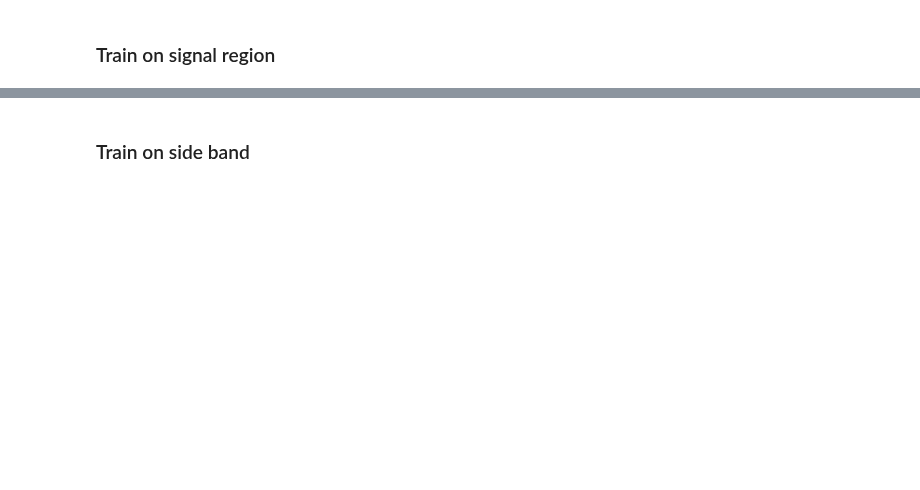
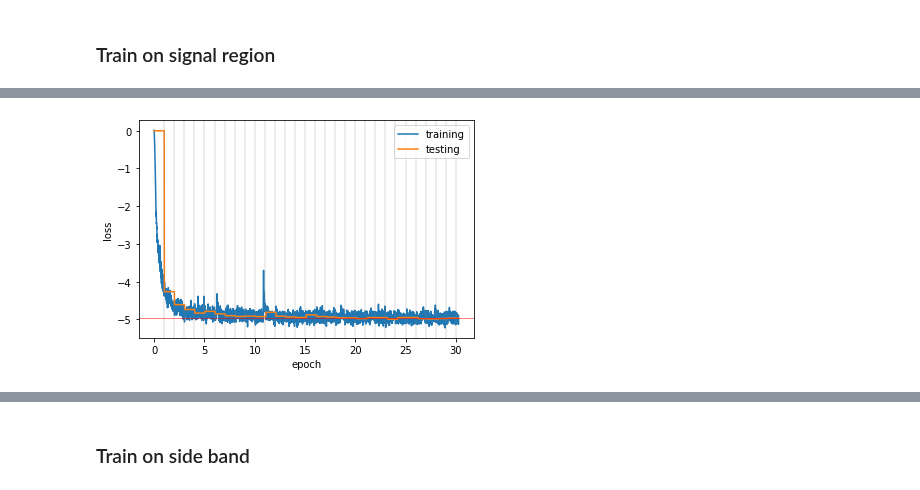
Before and after one commit to matteoettam09/i-flow, a Jupyter notebook: DensityEstimation/RnD_dataset.ipynb, the cells around one changed output, grey strips where cells are left out. Cells and saved outputs as stored; diff of their text form; code cells hidden in the pictures; blank space fills up the shorter version.

```diff
--- a/DensityEstimation/RnD_dataset.ipynb
+++ b/DensityEstimation/RnD_dataset.ipynb
@@ -459,13 +459,13 @@ def train_iflow(list_by_minv,M=3800, deltaM=100, issig=True, batchsize=200,
         dists = np.delete(dists, 0)
     save_weights(dist)
     losses = np.array(losses)
-    plt.plot(losses[:, 0], label='training')
-    plt.plot(losses[:, 1], label='testing')
-    plt.xlabel('batch')
+    plt.plot(np.arange(len(losses))/batches, losses[:, 0], label='training')
+    plt.plot(np.arange(len(losses))/batches, losses[:, 1], label='testing')
+    plt.xlabel('epoch')
     plt.ylabel('loss')
     plt.legend()
     for i in range(epochs):
-        plt.axvline(linewidth=0.3, x=(i+1)*batches, color='gray')
+        plt.axvline(linewidth=0.3, x=(i+1), color='gray')
     plt.axhline(linewidth=0.5, y=losses[-1, 1], color='r')
     plt.show()
     return dists, losses
@@ -686,5 +682,5 @@ efficiency in SR when cutting edges of hypercube: 0.60
 # %%
 sigdist, losses =train_iflow(combined.drop(columns='signal') ,M=3500, deltaM=200,
-                             issig=True, batchsize=256, lr=1e-3, epochs=50,
+                             issig=True, batchsize=256, lr=1e-3, epochs=30,
                              weight_decay=1e-4)
 # %% [output]
@@ -708,2 +704,3 @@ Batch: 140 Loss = -4.188308e+00,
+[figure, added]
 # %%
 plot_learned_distributions(sigdist, 10000, truth=data_sig_train.drop(columns='signal'), special_dim=0)
```
Also changed, not shown: parts of 22 cells of this notebook.
